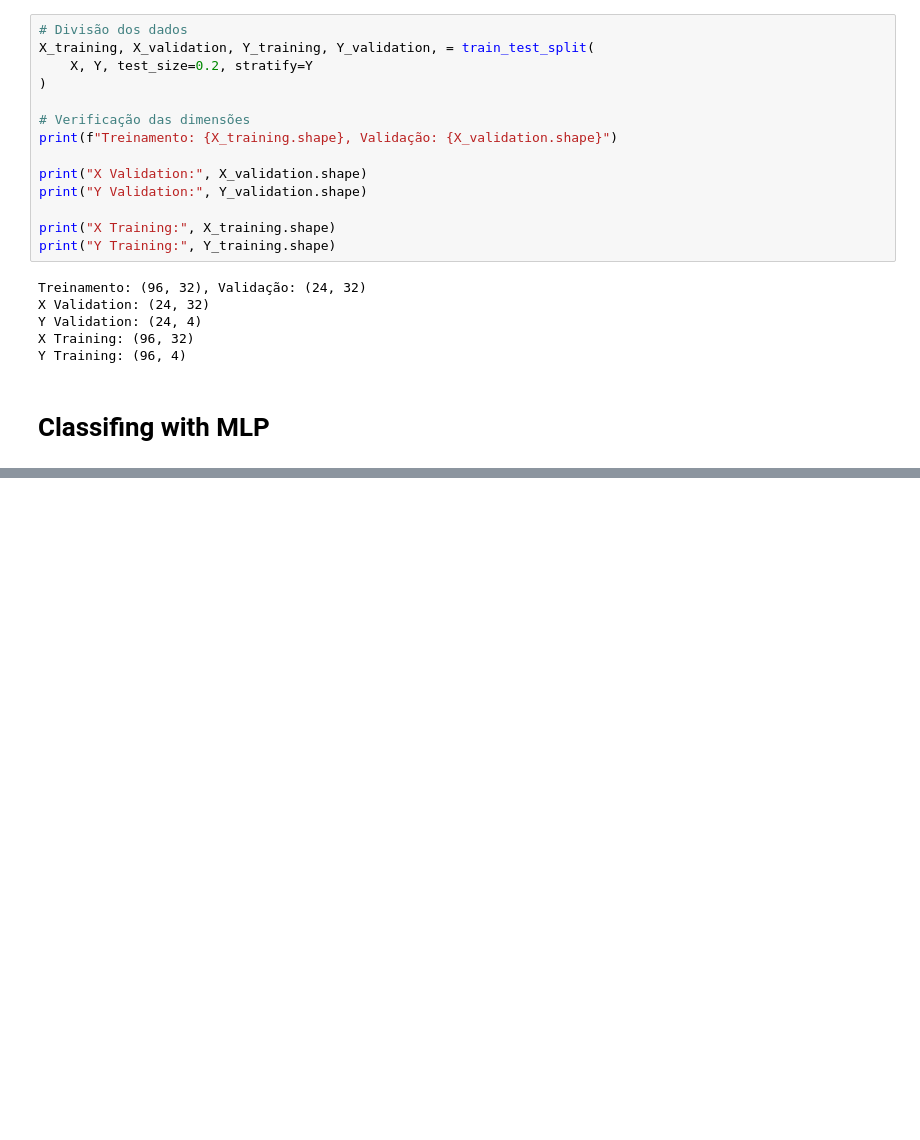
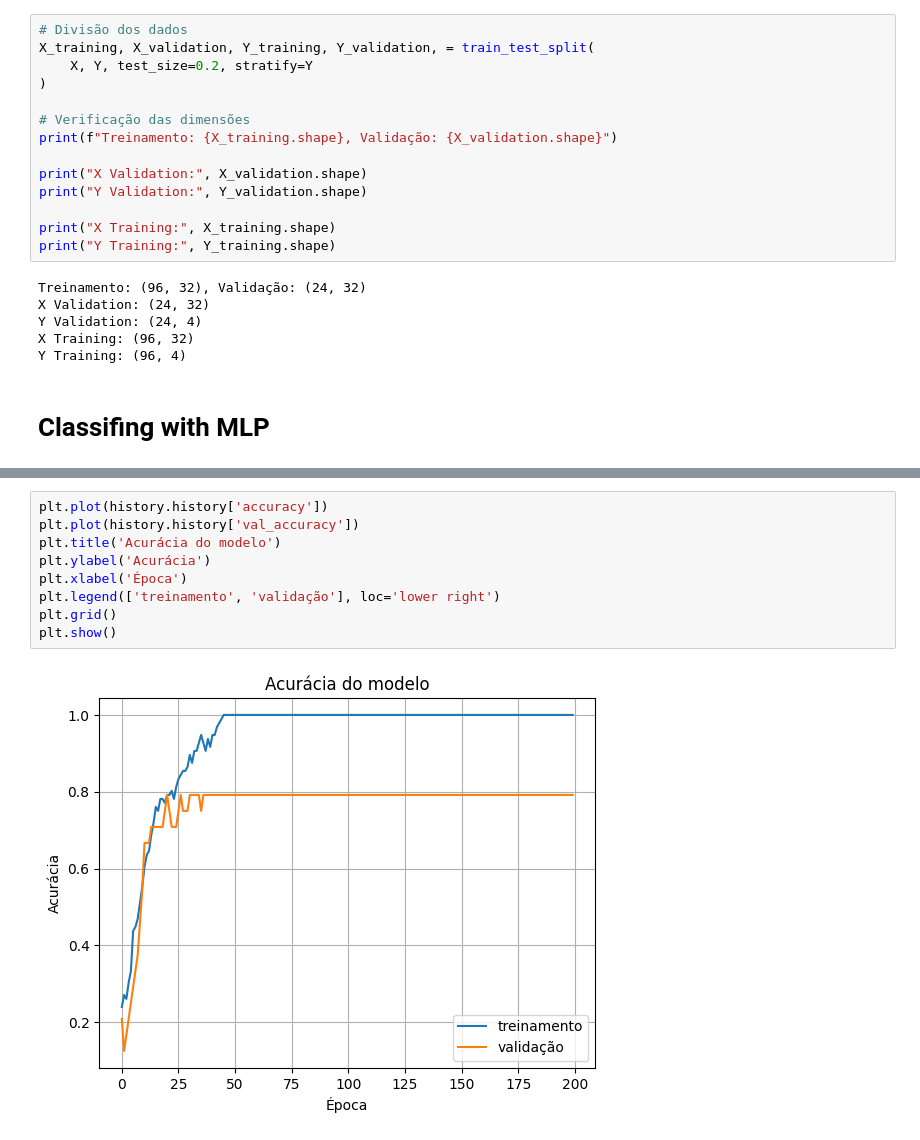
Before and after one commit to fbaltor/singal_processing_using_neural_networks_final_project, a Jupyter notebook: nn.ipynb, the cells around one changed output, grey strips where cells are left out. Saved outputs shown, nothing was run; the diff lists cells and outputs as text; blank space fills up the shorter version.

```diff
--- a/car-filter.ipynb
+++ b/nn.ipynb
@@ -294,0 +373,11 @@ Y Training: (96, 4)
+# %%
+plt.plot(history.history['accuracy'])
+plt.plot(history.history['val_accuracy'])
+plt.title('Acurácia do modelo')
+plt.ylabel('Acurácia')
+plt.xlabel('Época')
+plt.legend(['treinamento', 'validação'], loc='lower right')
+plt.grid()
+plt.show()
+# %% [output]
+[figure, added]
```
Also changed, not shown: parts of 7 cells of this notebook, 2 other files.
